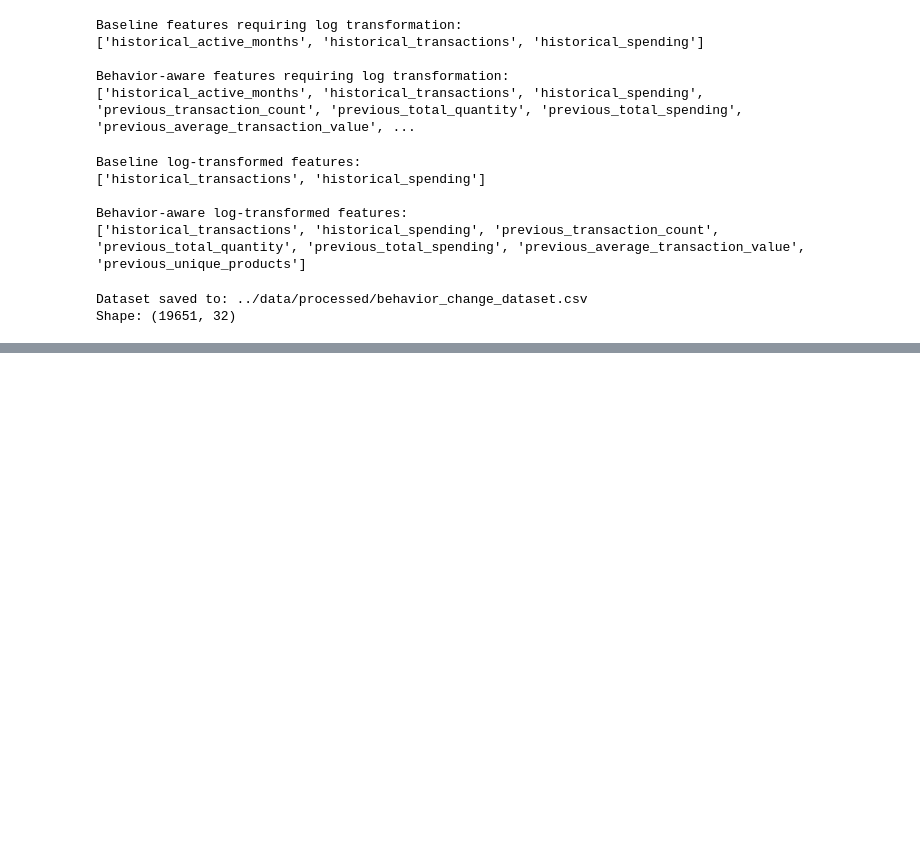
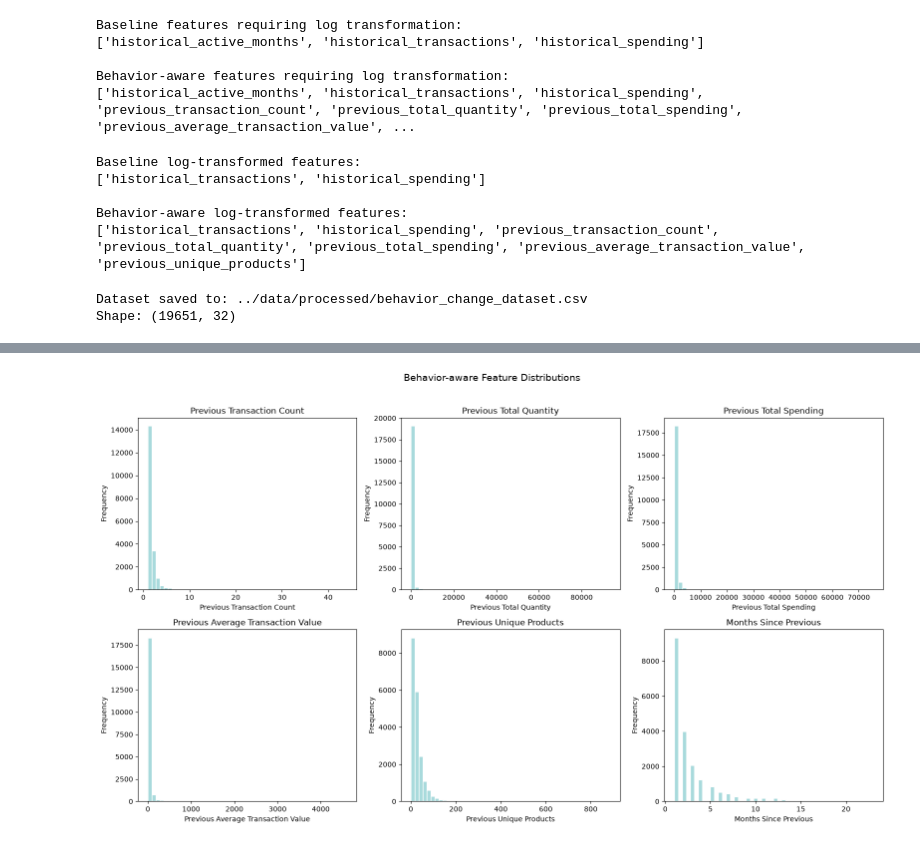
Before and after one commit to saraalwadia/customer-behavior-shift-detection, a Jupyter notebook: notebooks/03_temporal_analysis.ipynb, the cells around one changed output, grey strips where cells are left out. Saved outputs shown, nothing was run; the diff lists cells and outputs as text; code cells hidden in the pictures; blank space fills up the shorter version.

```diff
--- a/notebooks/03_temporal_analysis.ipynb
+++ b/notebooks/03_temporal_analysis.ipynb
@@ -1381,0 +1458,47 @@ Shape: (19651, 32)
+# %%
+# Behavior-aware feature distributions
+
+behavior_aware_features = [
+    "previous_transaction_count",
+    "previous_total_quantity",
+    "previous_total_spending",
+    "previous_average_transaction_value",
+    "previous_unique_products",
+    "months_since_previous"
+]
+
+fig, axes = plt.subplots(2, 3, figsize=(16, 9))
+
+axes = axes.flatten()
+
+for ax, feature in zip(axes, behavior_aware_features):
+
+    ax.hist(
+        feature_df[feature].dropna(),
+        bins=50,
+        color=COLORS["secondary"],
+        edgecolor="white"
+    )
+
+    ax.set_title(feature.replace("_", " ").title())
+    ax.set_xlabel(feature.replace("_", " ").title())
+    ax.set_ylabel("Frequency")
+
+plt.suptitle(
+    "Behavior-aware Feature Distributions",
+    fontsize=14,
+    y=1.02
+)
+
+plt.tight_layout()
+
+plt.savefig(
+    features_plots_dir / "02_behavior_aware_feature_distributions.png",
+    dpi=300,
+    bbox_inches="tight"
+)
+
+plt.show()
+plt.close()
+# %% [output]
+[figure, added]
```
Also changed, not shown: parts of 23 cells of this notebook, 5 other files.
